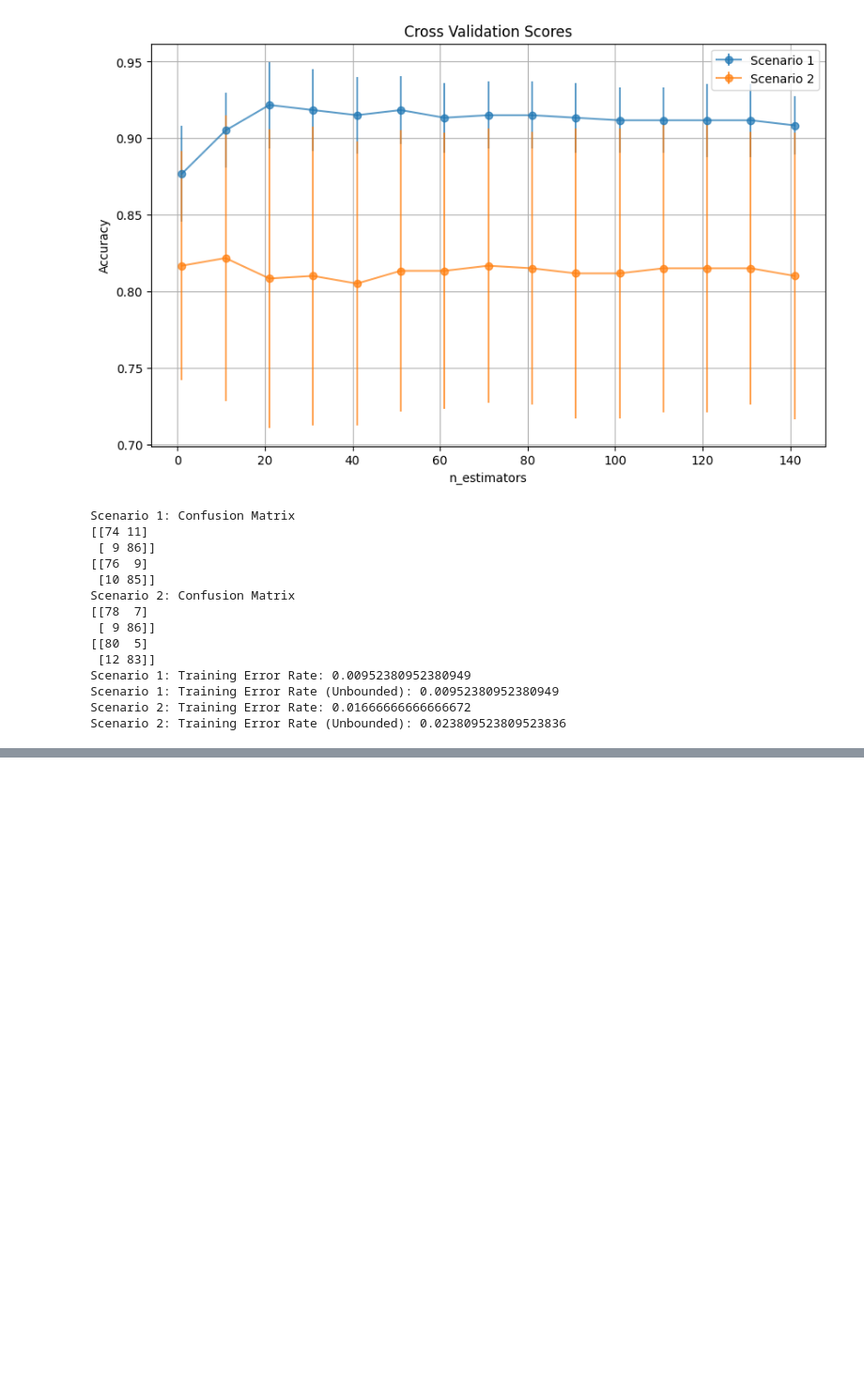
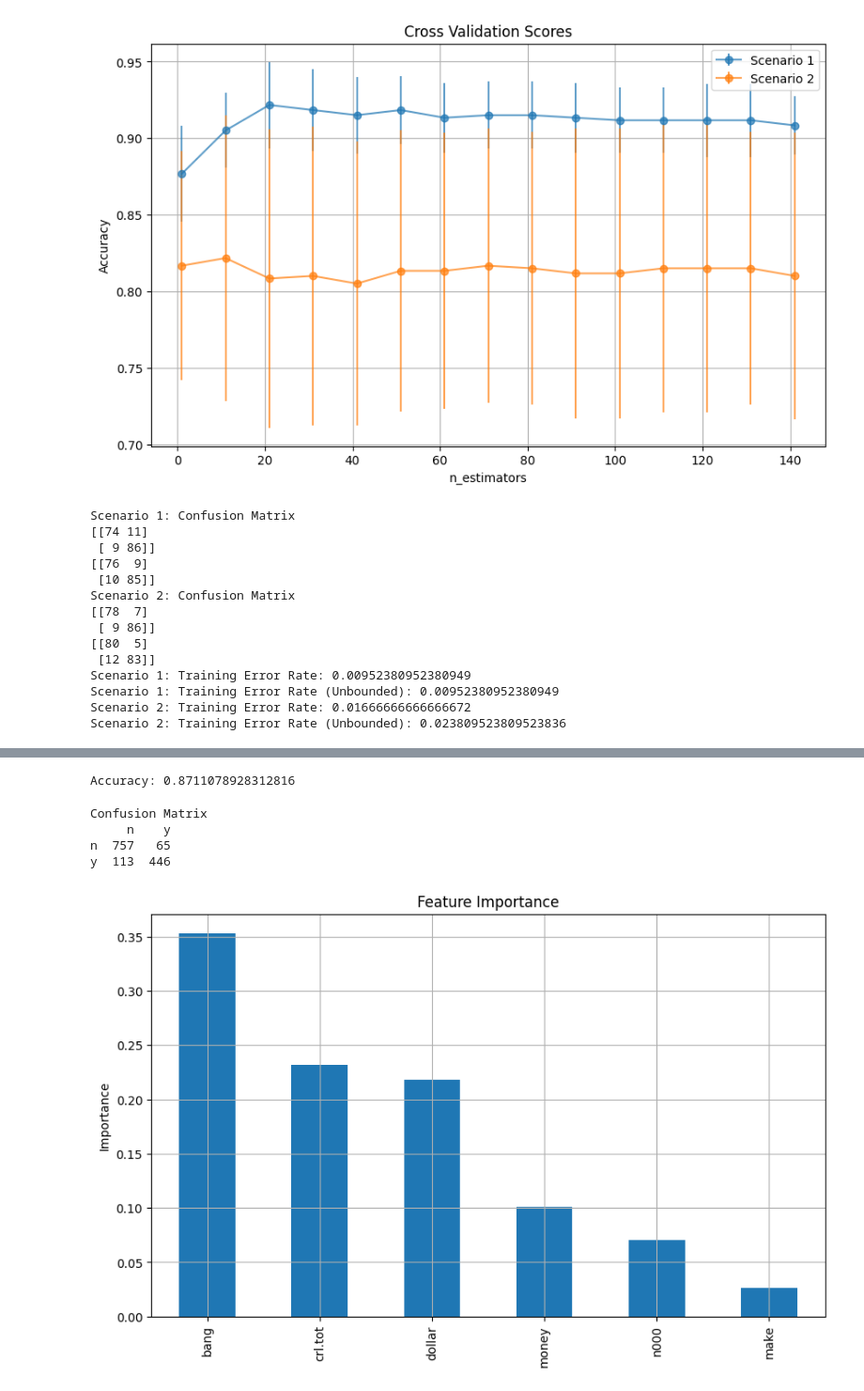
Before and after one commit to FabianBB/Machine-Learning, a Jupyter notebook: Tree-based-models/Ensemble-tree-methods.ipynb, the cells around one changed output, grey strips where cells are left out. Shown: that part at 94% size. Cells and saved outputs as stored; diff of their text form; code cells hidden in the pictures; blank space fills up the shorter version.

```diff
--- a/Tree-based-models/Ensemble-tree-methods.ipynb
+++ b/Tree-based-models/Ensemble-tree-methods.ipynb
@@ -330,0 +376,56 @@ Scenario 2: Training Error Rate (Unbounded): 0.023809523809523836
+# %%
+from sklearn.ensemble import RandomForestClassifier
+from sklearn.metrics import accuracy_score
+from sklearn.model_selection import train_test_split
+
+# load the spam dataset
+df = pd.read_csv("spam.csv")
+X = df.drop("yesno", axis=1)
+y = df["yesno"]
+
+# convert the outcome variable to binary
+y = y.map({"n": 0, "y": 1})
+
+# train test split
+X_train, X_test, y_train, y_test = train_test_split(X, y, test_size=0.3, random_state=0)
+# %%
+# train random forest classifier
+rf = RandomForestClassifier(random_state=1)
+rf.fit(X_train, y_train)
+
+# predict on the test set
+y_pred = rf.predict(X_test)
+# %%
+# metrics
+accuracy = accuracy_score(y_test, y_pred)
+print(f"Accuracy: {accuracy}")
+# %% [output]
+Accuracy: 0.8711078928312816
+# %%
+# confusion matrix
+from sklearn.metrics import confusion_matrix
+
+cm = confusion_matrix(y_test, y_pred)
+# make it a dataframe
+cm = pd.DataFrame(cm, index=["n", "y"], columns=["n", "y"])
+print("Confusion Matrix")
+print(cm)
+# %% [output]
+Confusion Matrix
+     n    y
+n  757   65
+y  113  446
+# %%
+# feature importance
+feature_importance = rf.feature_importances_
+feature_importance = pd.Series(feature_importance, index=X.columns)
+feature_importance = feature_importance.sort_values(ascending=False)
+
+plt.figure(figsize=(10, 6))
+feature_importance.plot(kind="bar")
+plt.title("Feature Importance")
+plt.ylabel("Importance")
+plt.grid(True)
+plt.show()
+# %% [output]
+[figure, added]
```
Also changed, not shown: parts of 10 cells of this notebook.
